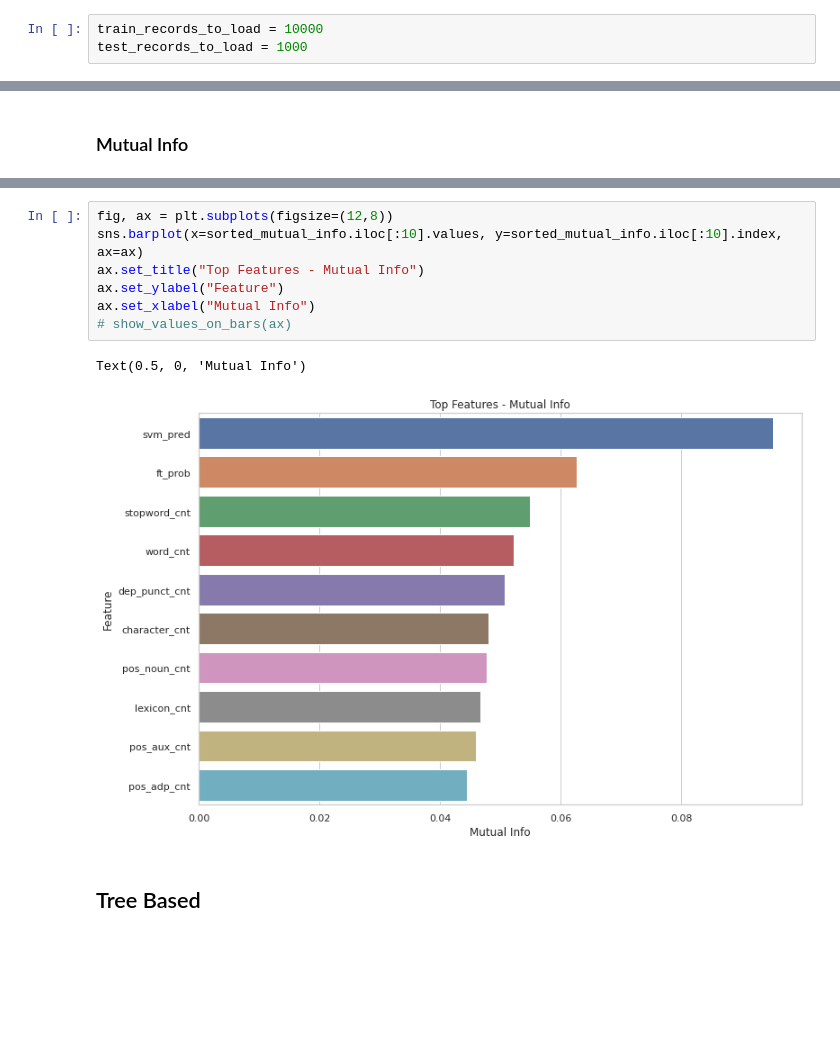
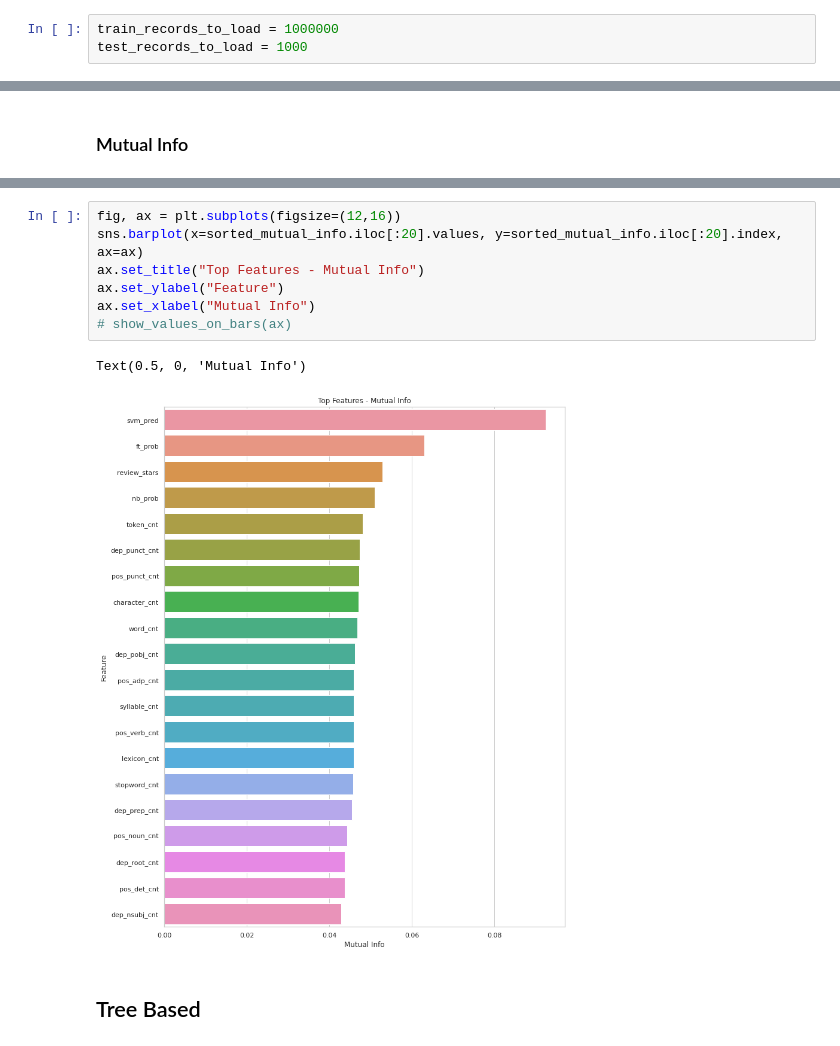
Before and after one commit to jeffjohannsen/Predicting_Yelp_Review_Quality, a Jupyter notebook: notebooks/5.1_Feature_Selection.ipynb, the cells around one changed output, grey strips where cells are left out. Saved outputs shown, nothing was run; the diff lists cells and outputs as text; blank space fills up the shorter version.

```diff
--- a/notebooks/5.1_Feature_Selection.ipynb
+++ b/notebooks/5.1_Feature_Selection.ipynb
@@ -61,7 +61,7 @@ start = time.perf_counter()
 
 filepath_prefix = "/home/jeff/Documents/Data_Science_Projects/Yelp_Reviews/data/full_data/model_ready/"
 # %%
-train_records_to_load = 10000
+train_records_to_load = 1000000
 test_records_to_load = 1000
 # %%
 datatypes = {'target_reg': 'int16',
@@ -499,14 +499,14 @@ ent_work_of_art_cnt   0.00000
 dtype: float64
 # %%
-fig, ax = plt.subplots(figsize=(12,8))
-sns.barplot(x=sorted_mutual_info.iloc[:10].values, y=sorted_mutual_info.iloc[:10].index, ax=ax)
+fig, ax = plt.subplots(figsize=(12,16))
+sns.barplot(x=sorted_mutual_info.iloc[:20].values, y=sorted_mutual_info.iloc[:20].index, ax=ax)
 ax.set_title("Top Features - Mutual Info")
 ax.set_ylabel("Feature")
 ax.set_xlabel("Mutual Info")
 # show_values_on_bars(ax)
 # %% [output]
 Text(0.5, 0, 'Mutual Info')
-[figure, old version]
+[figure, new version]
 # %% [markdown]
 ## Tree Based
 # %% [markdown]
```
Also changed, not shown: parts of 18 cells of this notebook, 4 other files.
